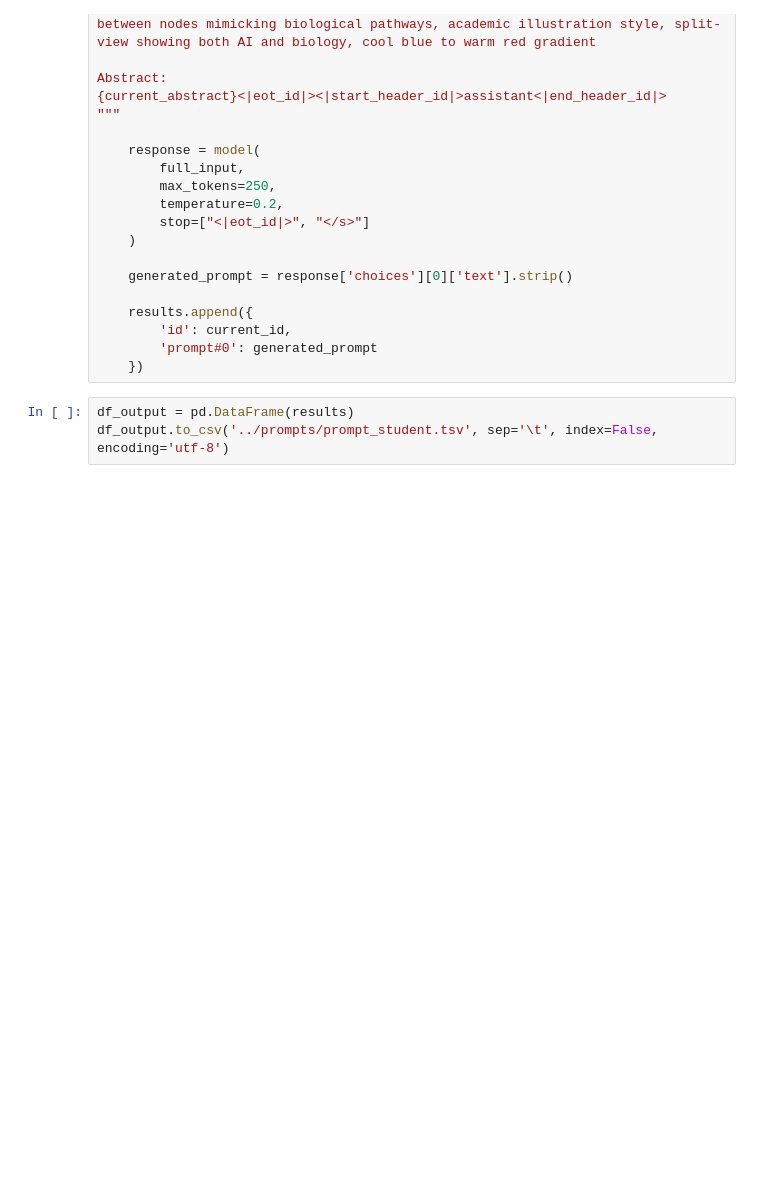
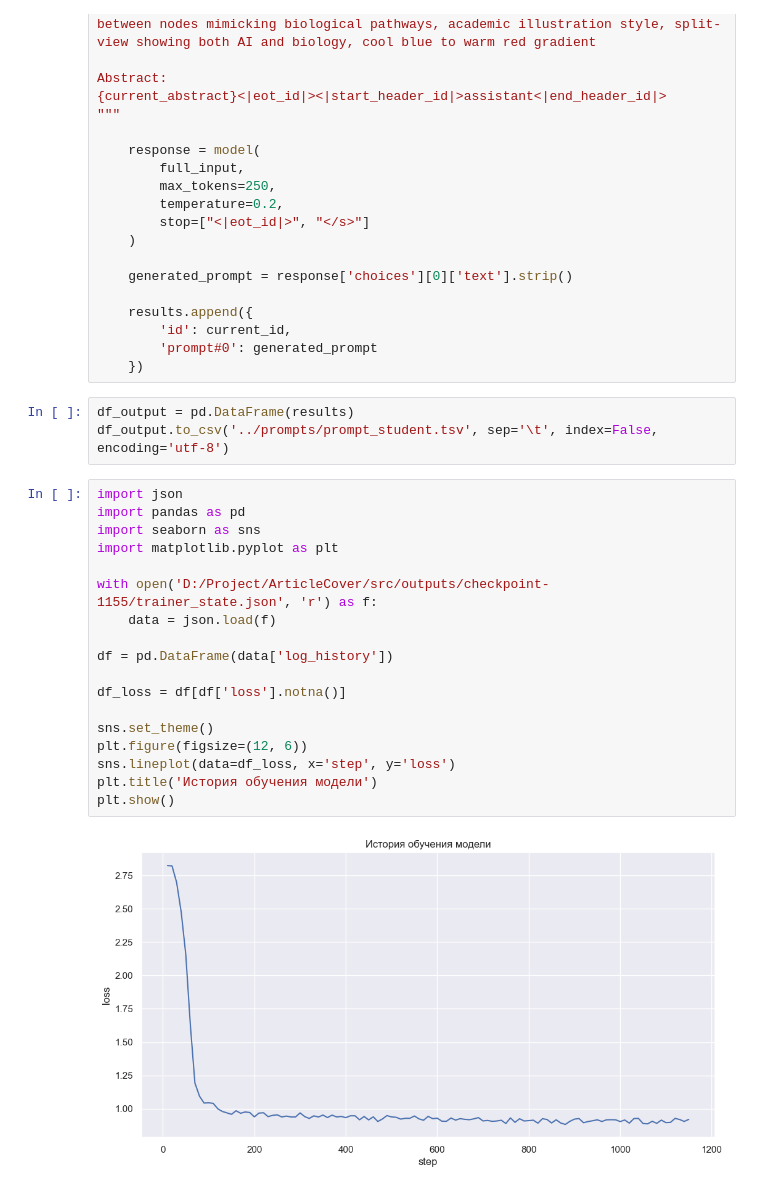
Before and after one commit to iltars311/ArticleCover, a Jupyter notebook: src/student.ipynb, the cells around one changed output. Drawn from its saved outputs; the diff is of its cells as text; blank space fills up the shorter version.

```diff
--- a/src/student.ipynb
+++ b/src/student.ipynb
@@ -289,3 +289,23 @@ Abstract:
 # %%
 df_output = pd.DataFrame(results)
 df_output.to_csv('../prompts/prompt_student.tsv', sep='\t', index=False, encoding='utf-8')
+# %%
+import json
+import pandas as pd
+import seaborn as sns
+import matplotlib.pyplot as plt
+
+with open('D:/Project/ArticleCover/src/outputs/checkpoint-1155/trainer_state.json', 'r') as f:
+    data = json.load(f)
+
+df = pd.DataFrame(data['log_history'])
+
+df_loss = df[df['loss'].notna()]
+
+sns.set_theme()
+plt.figure(figsize=(12, 6))
+sns.lineplot(data=df_loss, x='step', y='loss')
+plt.title('История обучения модели')
+plt.show()
+# %% [output]
+[figure, added]
```
Also changed, not shown: 8 other files.
